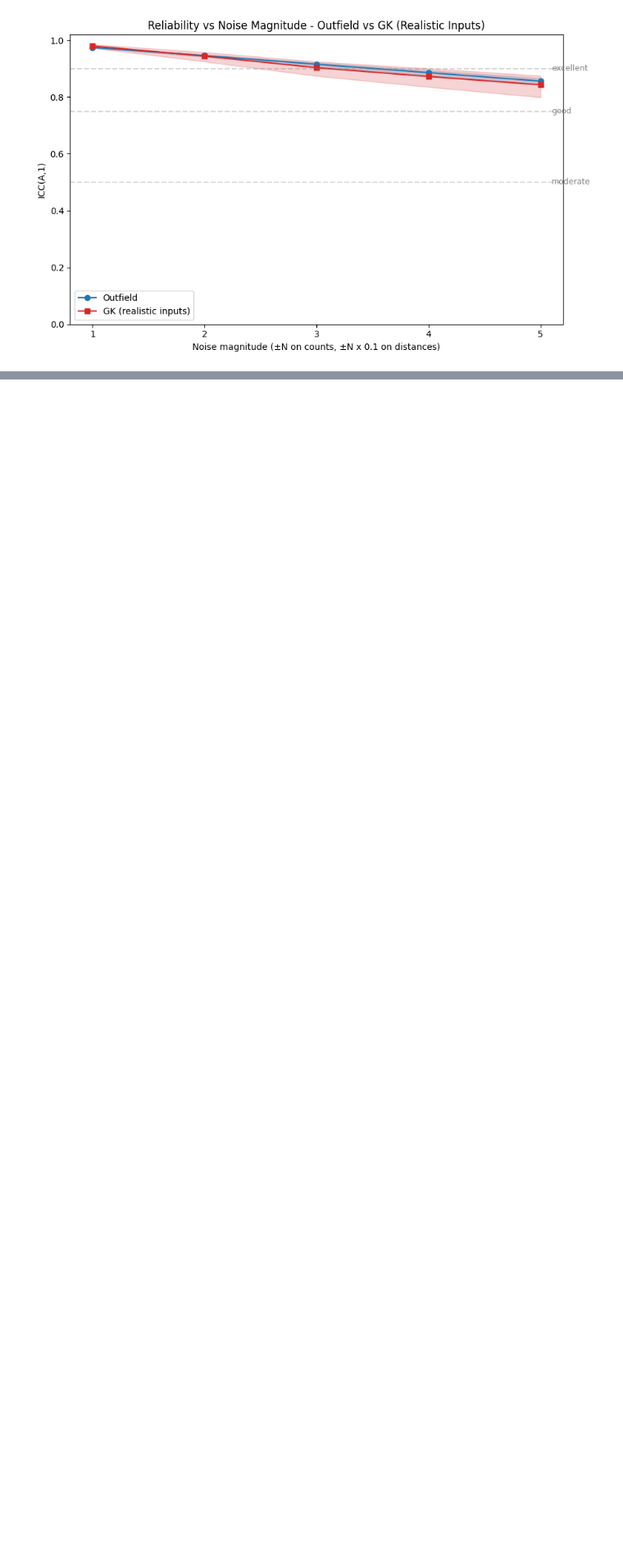
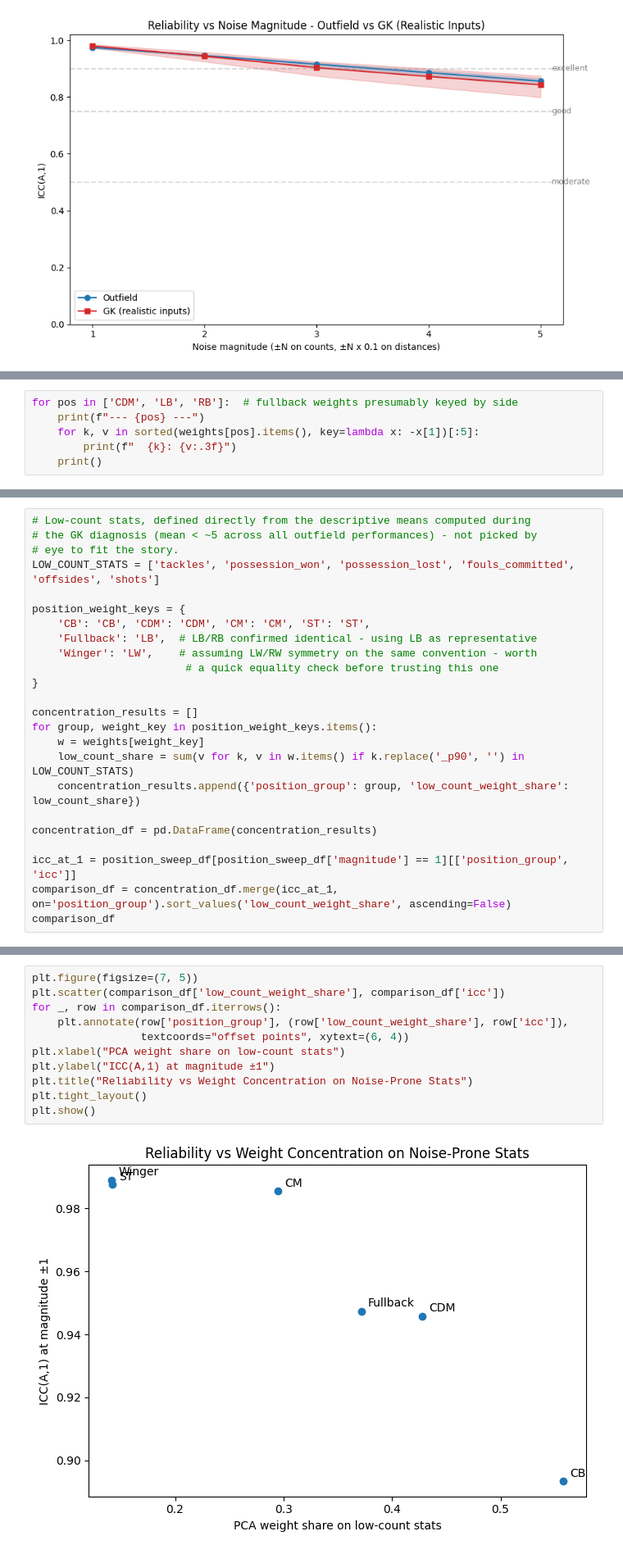
Before and after one commit to Kaziksobo/Gaffers-Clipboard, a Jupyter notebook: workshop/ratings_validation/rating_reliability.ipynb, the cells around one changed output, grey strips where cells are left out. Shown at 82% size. Drawn from its saved outputs; the diff is of its cells as text; blank space fills up the shorter version.

```diff
--- a/workshop/ratings_validation/rating_reliability.ipynb
+++ b/workshop/ratings_validation/rating_reliability.ipynb
@@ -791,0 +801,6 @@ original validation methodology not yet started.
+# %%
+for pos in ['CDM', 'LB', 'RB']:  # fullback weights presumably keyed by side
+    print(f"--- {pos} ---")
+    for k, v in sorted(weights[pos].items(), key=lambda x: -x[1])[:5]:
+        print(f"  {k}: {v:.3f}")
+    print()
@@ -791,0 +846,24 @@ original validation methodology not yet started.
+# %%
+# Low-count stats, defined directly from the descriptive means computed during
+# the GK diagnosis (mean < ~5 across all outfield performances) - not picked by
+# eye to fit the story.
+LOW_COUNT_STATS = ['tackles', 'possession_won', 'possession_lost', 'fouls_committed', 'offsides', 'shots']
+
+position_weight_keys = {
+    'CB': 'CB', 'CDM': 'CDM', 'CM': 'CM', 'ST': 'ST',
+    'Fullback': 'LB',  # LB/RB confirmed identical - using LB as representative
+    'Winger': 'LW',    # assuming LW/RW symmetry on the same convention - worth
+                        # a quick equality check before trusting this one
+}
+
+concentration_results = []
+for group, weight_key in position_weight_keys.items():
+    w = weights[weight_key]
+    low_count_share = sum(v for k, v in w.items() if k.replace('_p90', '') in LOW_COUNT_STATS)
+    concentration_results.append({'position_group': group, 'low_count_weight_share': low_count_share})
+
+concentration_df = pd.DataFrame(concentration_results)
+
+icc_at_1 = position_sweep_df[position_sweep_df['magnitude'] == 1][['position_group', 'icc']]
+comparison_df = concentration_df.merge(icc_at_1, on='position_group').sort_values('low_count_weight_share', ascending=False)
+comparison_df
@@ -791,0 +885,13 @@ original validation methodology not yet started.
+# %%
+plt.figure(figsize=(7, 5))
+plt.scatter(comparison_df['low_count_weight_share'], comparison_df['icc'])
+for _, row in comparison_df.iterrows():
+    plt.annotate(row['position_group'], (row['low_count_weight_share'], row['icc']),
+                 textcoords="offset points", xytext=(6, 4))
+plt.xlabel("PCA weight share on low-count stats")
+plt.ylabel("ICC(A,1) at magnitude ±1")
+plt.title("Reliability vs Weight Concentration on Noise-Prone Stats")
+plt.tight_layout()
+plt.show()
+# %% [output]
+[figure, added]
```
Also changed, not shown: parts of 50 cells of this notebook.
